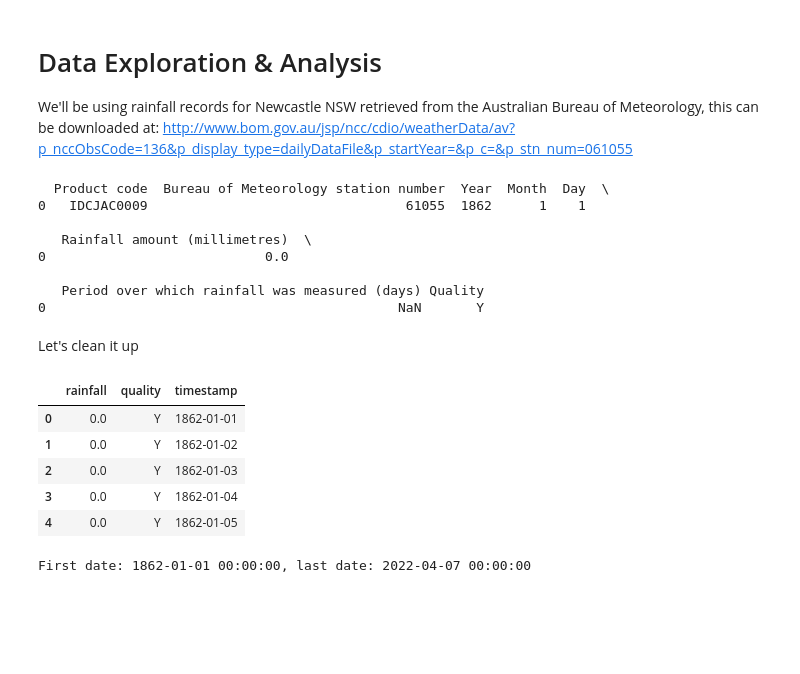
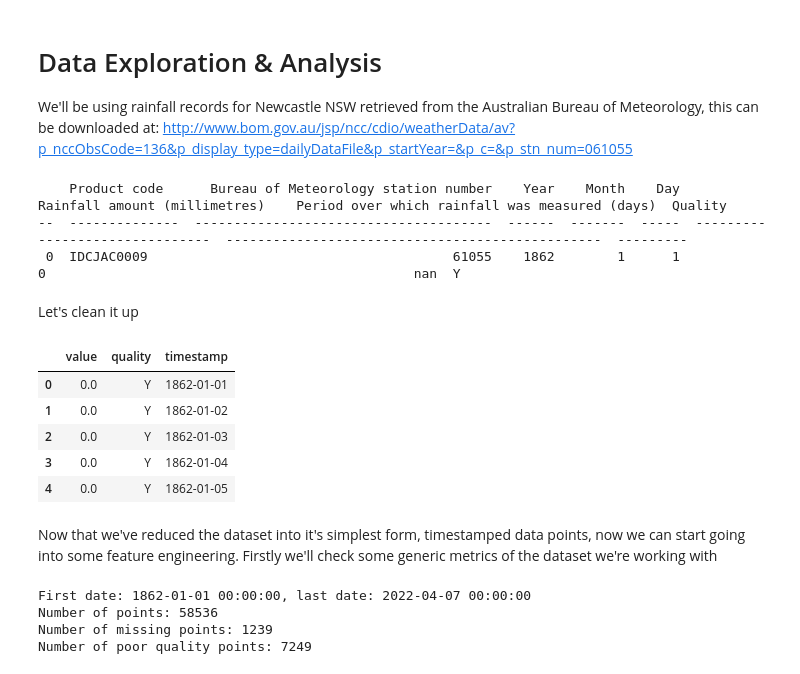
Before and after one commit to JackMcKew/jackmckew.dev, a Jupyter notebook: drafts/2022/weather-prediction-rnn/notebooks/weather-prediction-rnn.ipynb, the cells around one changed output. Drawn from its saved outputs; the diff is of its cells as text; code cells hidden in the pictures; blank space fills up the shorter version.

```diff
--- a/drafts/2022/weather-prediction-rnn/notebooks/weather-prediction-rnn.ipynb
+++ b/drafts/2022/weather-prediction-rnn/notebooks/weather-prediction-rnn.ipynb
@@ -21,31 +19,34 @@ import matplotlib.pyplot as plt
 We'll be using rainfall records for Newcastle NSW retrieved from the Australian Bureau of Meteorology, this can be downloaded at: http://www.bom.gov.au/jsp/ncc/cdio/weatherData/av?p_nccObsCode=136&p_display_type=dailyDataFile&p_startYear=&p_c=&p_stn_num=061055
 # %%
 rainfall = pd.read_csv('data/IDCJAC0009_061055_1800_Data.csv')
-print(rainfall.head(1))
+print(tabulate(rainfall.head(1),headers=rainfall.columns))
 # %% [output]
-  Product code  Bureau of Meteorology station number  Year  Month  Day  \
-0   IDCJAC0009                                 61055  1862      1    1
-
-   Rainfall amount (millimetres)  \
-0                            0.0
-
-   Period over which rainfall was measured (days) Quality
-0                                             NaN       Y
+    Product code      Bureau of Meteorology station number    Year    Month    Day    Rainfall amount (millimetres)    Period over which rainfall was measured (days)  Quality
+--  --------------  --------------------------------------  ------  -------  -----  -------------------------------  ------------------------------------------------  ---------
+ 0  IDCJAC0009                                       61055    1862        1      1                                0                                               nan  Y
 # %% [markdown]
 Let's clean it up
 # %%
 rainfall['timestamp'] = pd.to_datetime(rainfall[['Year', 'Month', 'Day']])
 rainfall = rainfall.drop(['Product code','Bureau of Meteorology station number','Year','Month','Day','Period over which rainfall was measured (days)'],axis=1)
-rainfall = rainfall.rename(columns={"Rainfall amount (millimetres)": "rainfall", "Quality": "quality"})
+rainfall = rainfall.rename(columns={"Rainfall amount (millimetres)": "value","Quality": "quality"})
 rainfall.head()
 # %% [output]
-|  | rainfall | quality | timestamp |
+|  | value | quality | timestamp |
 | 0 | 0.0 | Y | 1862-01-01 |
 | 1 | 0.0 | Y | 1862-01-02 |
 | 2 | 0.0 | Y | 1862-01-03 |
 | 3 | 0.0 | Y | 1862-01-04 |
 | 4 | 0.0 | Y | 1862-01-05 |
+# %% [markdown]
+Now that we've reduced the dataset into it's simplest form, timestamped data points, now we can start going into some feature engineering. Firstly we'll check some generic metrics of the dataset we're working with
 # %%
 print(f"First date: {rainfall.timestamp.min()}, last date: {rainfall.timestamp.max()}")
+print(f"Number of points: {len(rainfall)}")
+print(f"Number of missing points: {rainfall['value'].isna().sum()}")
+print(f"Number of poor quality points: {len(rainfall[rainfall['quality'] == 'N'])}")
 # %% [output]
 First date: 1862-01-01 00:00:00, last date: 2022-04-07 00:00:00
+Number of points: 58536
+Number of missing points: 1239
+Number of poor quality points: 7249
```
Also changed, not shown: parts of 22 cells of this notebook, 1 other file.
